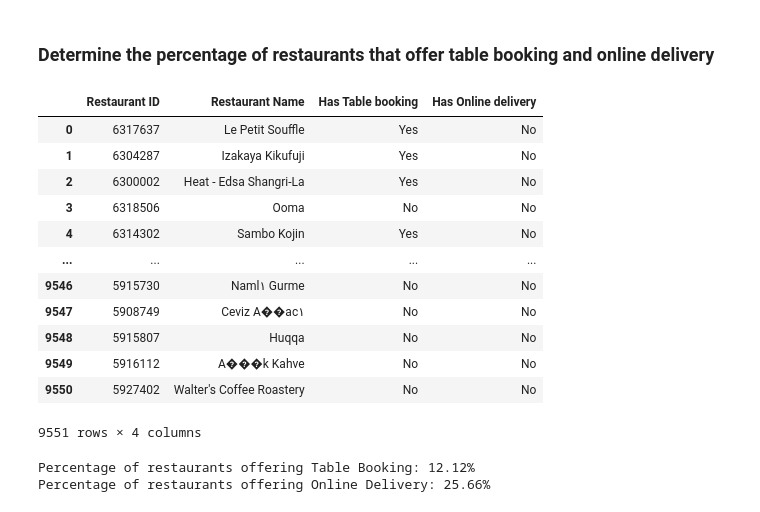
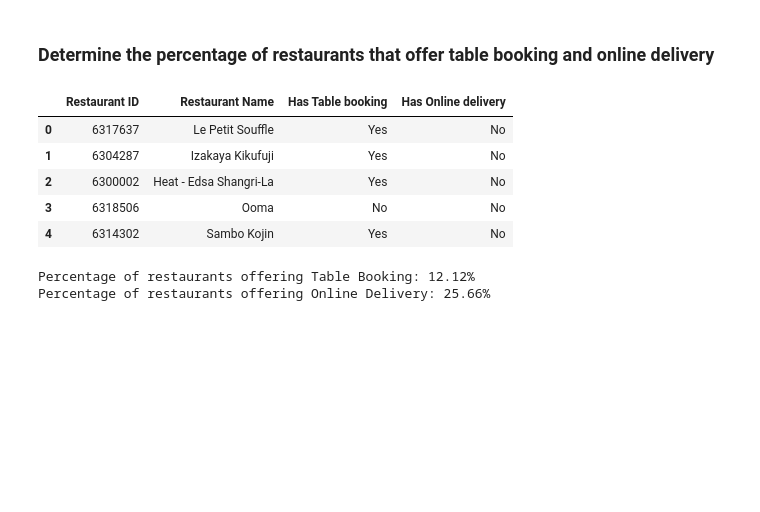
Before and after one commit to Aman811630/Data-Science-Internship-at-Cognifyz-Technologies, a Jupyter notebook: Level_02_Conifyz_Data_Science_Internship_By_Aman_Singh.ipynb, the cells around one changed output. Drawn from its saved outputs; the diff is of its cells as text; code cells hidden in the pictures; blank space fills up the shorter version.

```diff
--- a/Level_02_Conifyz_Data_Science_Internship_By_Aman_Singh.ipynb
+++ b/Level_02_Conifyz_Data_Science_Internship_By_Aman_Singh.ipynb
@@ -102,21 +102,14 @@ Index(['Restaurant ID', 'Restaurant Name', 'Country Code', 'City', 'Address',
 # %% [markdown]
 ### Determine the percentage of restaurants that offer table booking and online delivery
 # %%
-df[['Restaurant ID','Restaurant Name','Has Table booking','Has Online delivery' ]]
+df[['Restaurant ID','Restaurant Name','Has Table booking','Has Online delivery' ]].head()
 # %% [output]
 |  | Restaurant ID | Restaurant Name | Has Table booking | Has Online delivery |
 | 0 | 6317637 | Le Petit Souffle | Yes | No |
 | 1 | 6304287 | Izakaya Kikufuji | Yes | No |
 | 2 | 6300002 | Heat - Edsa Shangri-La | Yes | No |
 | 3 | 6318506 | Ooma | No | No |
 | 4 | 6314302 | Sambo Kojin | Yes | No |
-| ... | ... | ... | ... | ... |
-| 9546 | 5915730 | Naml۱ Gurme | No | No |
-| 9547 | 5908749 | Ceviz A��ac۱ | No | No |
-| 9548 | 5915807 | Huqqa | No | No |
-| 9549 | 5916112 | A���k Kahve | No | No |
-| 9550 | 5927402 | Walter's Coffee Roastery | No | No |
-9551 rows × 4 columns
 # %%
 # Cal. total Resturant
 total_resturant = len(df['Restaurant ID'].unique())
```
Also changed, not shown: parts of 9 cells of this notebook.
